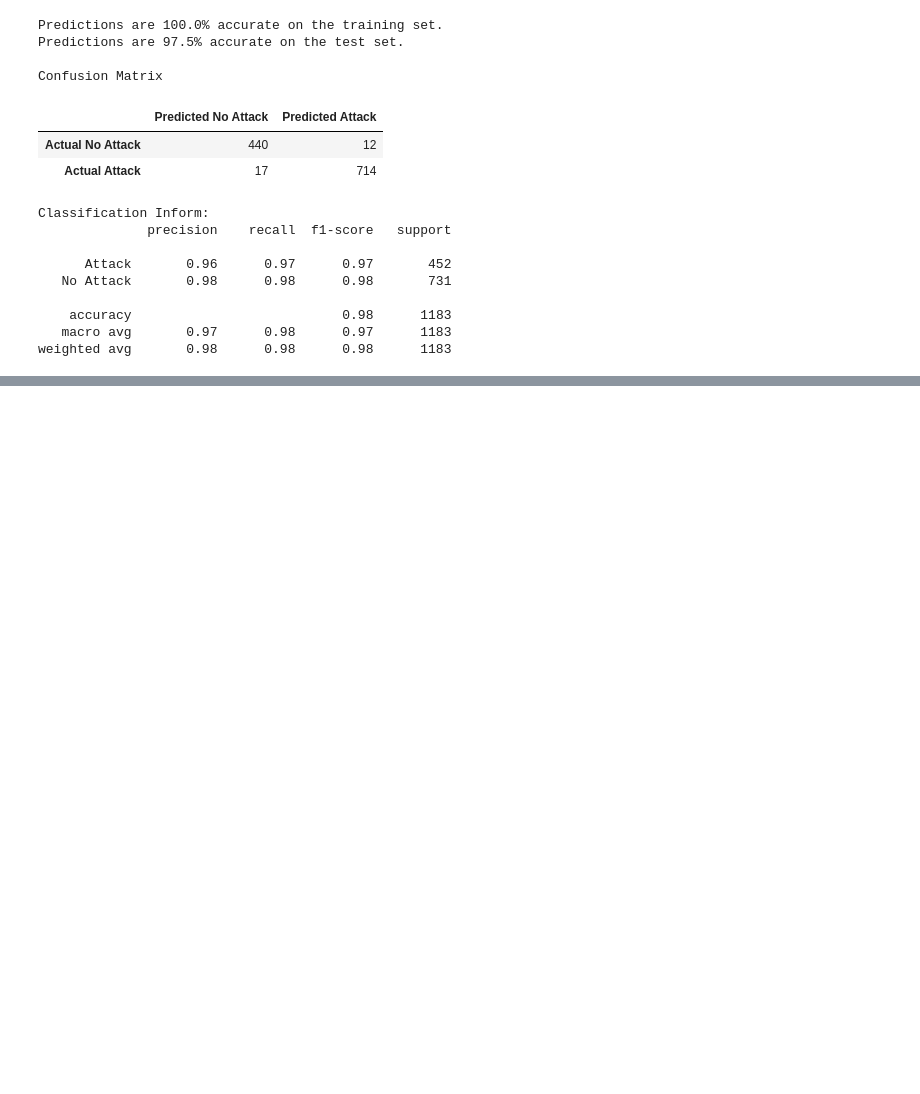
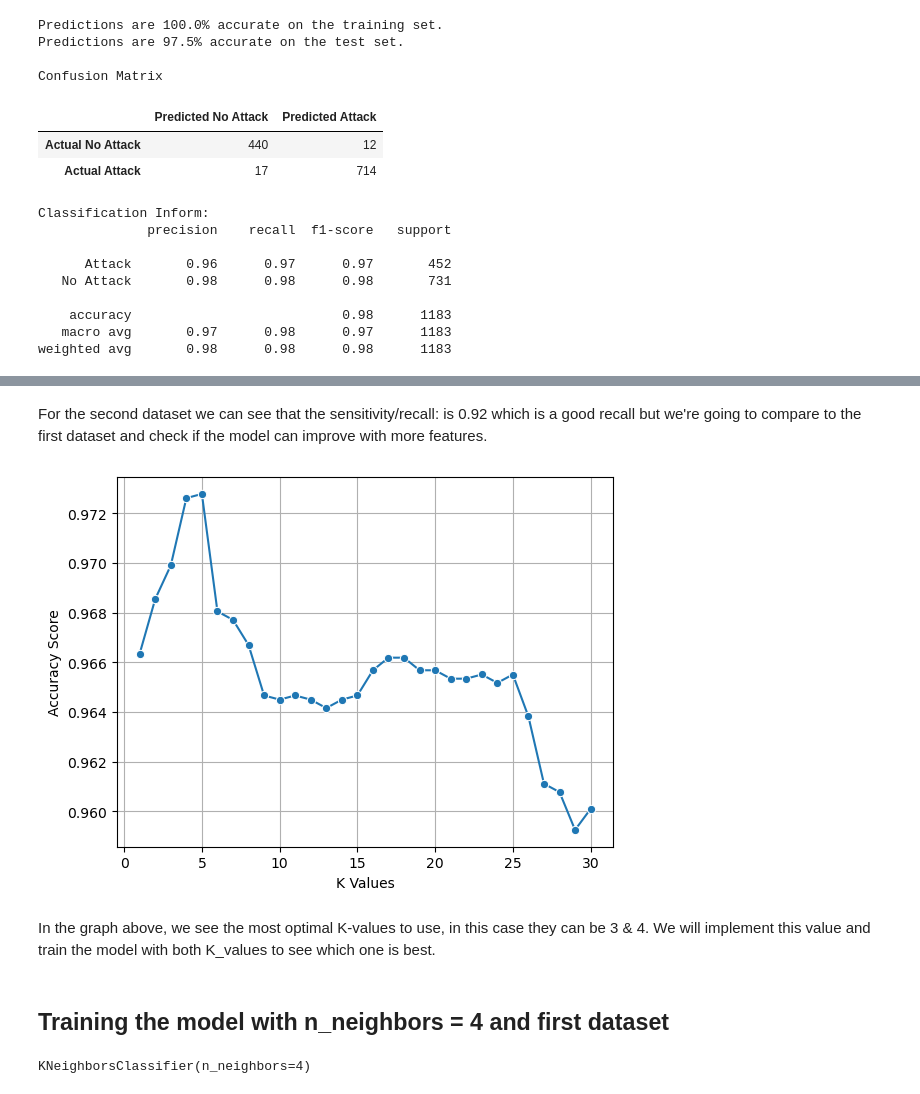
Before and after one commit to Lydiadel/BrakToothAttack_Analysis, a Jupyter notebook: BrakTooth_Attack.ipynb, the cells around one changed output, grey strips where cells are left out. Cells and saved outputs as stored; diff of their text form; code cells hidden in the pictures; blank space fills up the shorter version.

```diff
--- a/BrakTooth_Attack.ipynb
+++ b/BrakTooth_Attack.ipynb
@@ -891,0 +1088,15 @@ From the confusion matrix we can see that
+# %% [markdown]
+For the second dataset we can see that the sensitivity/recall: is 0.92 which is a good recall but we're going to compare to the first dataset and check if the model can improve with more features.
+# %%
+getK(X,y)
+# %% [output]
+[figure, added]
+# %% [markdown]
+In the graph above, we see the most optimal K-values to use, in this case they can be 3 & 4. We will implement this value and train the model with both K_values to see which one is best.
+# %% [markdown]
+## Training the model with n_neighbors = 4 and first dataset
+# %%
+knn = KNeighborsClassifier(n_neighbors= 4)
+knn.fit(X_train, y_train)
+# %% [output]
+KNeighborsClassifier(n_neighbors=4)
```
Also changed, not shown: parts of 68 cells of this notebook.
